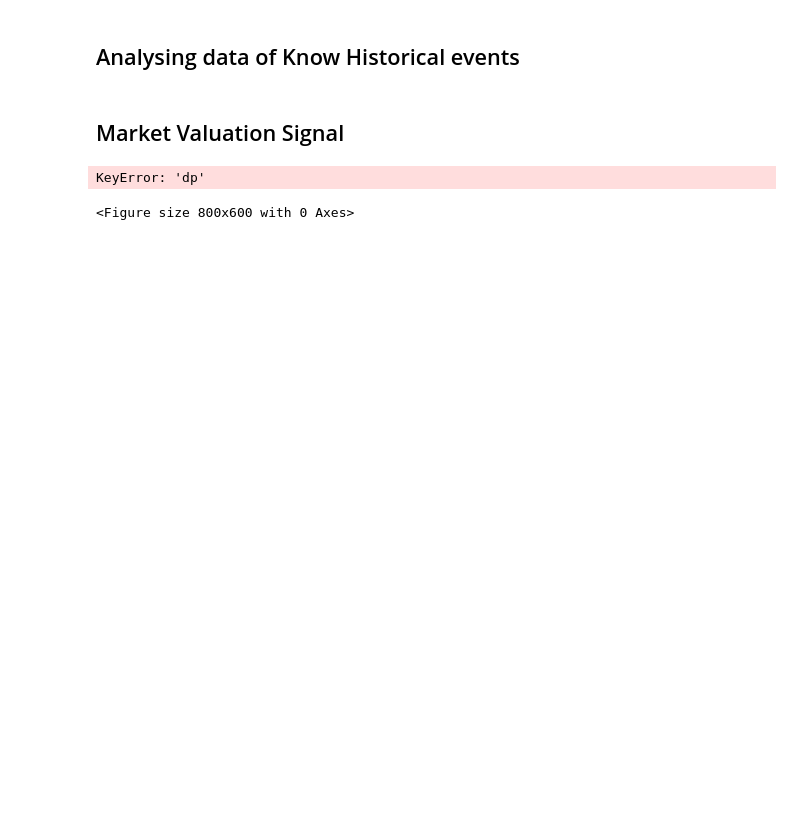
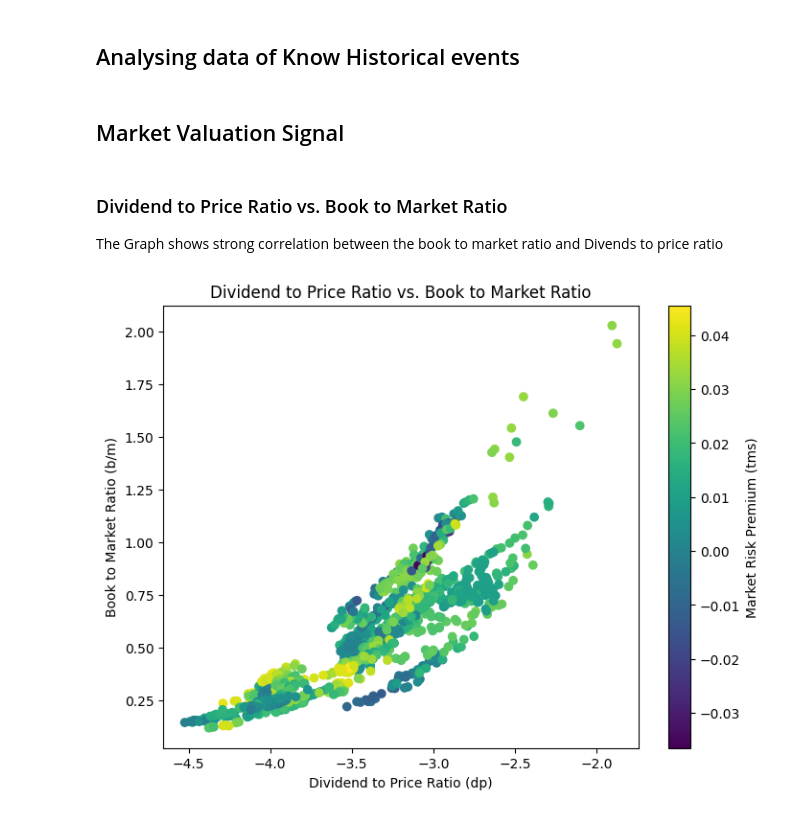
Before and after one commit to demilade27/Predicting-Monthly-Excess-Returns-of-Market-Index, a Jupyter notebook: Predicting_Monthly_Excess_Returns_of_Market_Index.ipynb, the cells around one changed output. Saved outputs shown, nothing was run; the diff lists cells and outputs as text; code cells hidden in the pictures; blank space fills up the shorter version.

```diff
--- a/Predicting_Monthly_Excess_Returns_of_Market_Index.ipynb
+++ b/Predicting_Monthly_Excess_Returns_of_Market_Index.ipynb
@@ -46,5 +48,6 @@ Requirement already satisfied: oauthlib>=3.0.0 in /opt/anaconda3/envs/predicting
 df = pd.read_csv('https://raw.githubusercontent.com/demilade27/Predicting-Monthly-Excess-Returns-of-Market-Index/d2f2cb8478612fa4e8fd4e87628375d44f6cb72e/data.csv')
 df['date'] = pd.to_datetime(df['date'])
 df.set_index('date', inplace=True)
+DF_FINAL: Final = df
 # %% [markdown]
 # Analyse the dataset
@@ -655,17 +593,15 @@ Lasso MSE: 0.0035, R-squared: -0.1265
 ## Analysing data of Know Historical events
 # %% [markdown]
 ## Market Valuation Signal
+# %% [markdown]
+### Dividend to Price Ratio vs. Book to Market Ratio
+The Graph shows strong correlation between the book to market ratio and Divends to price ratio
 # %%
-# @title Dividend to Price Ratio vs. Book to Market Ratio
-# @markdown  The Graph shows strong correlation between the book to market ratio and Divends to price ratio
-import matplotlib.pyplot as plt
-
 plt.figure(figsize=(8, 6))
-plt.scatter(df['dp'], df['b/m'], c=df['tms'], cmap='viridis')
+plt.scatter(DF_FINAL['dp'], df['b/m'], c=DF_FINAL['tms'], cmap='viridis')
 plt.xlabel('Dividend to Price Ratio (dp)')
 plt.ylabel('Book to Market Ratio (b/m)')
 plt.title('Dividend to Price Ratio vs. Book to Market Ratio')
 _ = plt.colorbar(label='Market Risk Premium (tms)')
 # %% [output]
-KeyError: 'dp'
-<Figure size 800x600 with 0 Axes>
+[figure, added]
```
Also changed, not shown: parts of 97 cells of this notebook.
